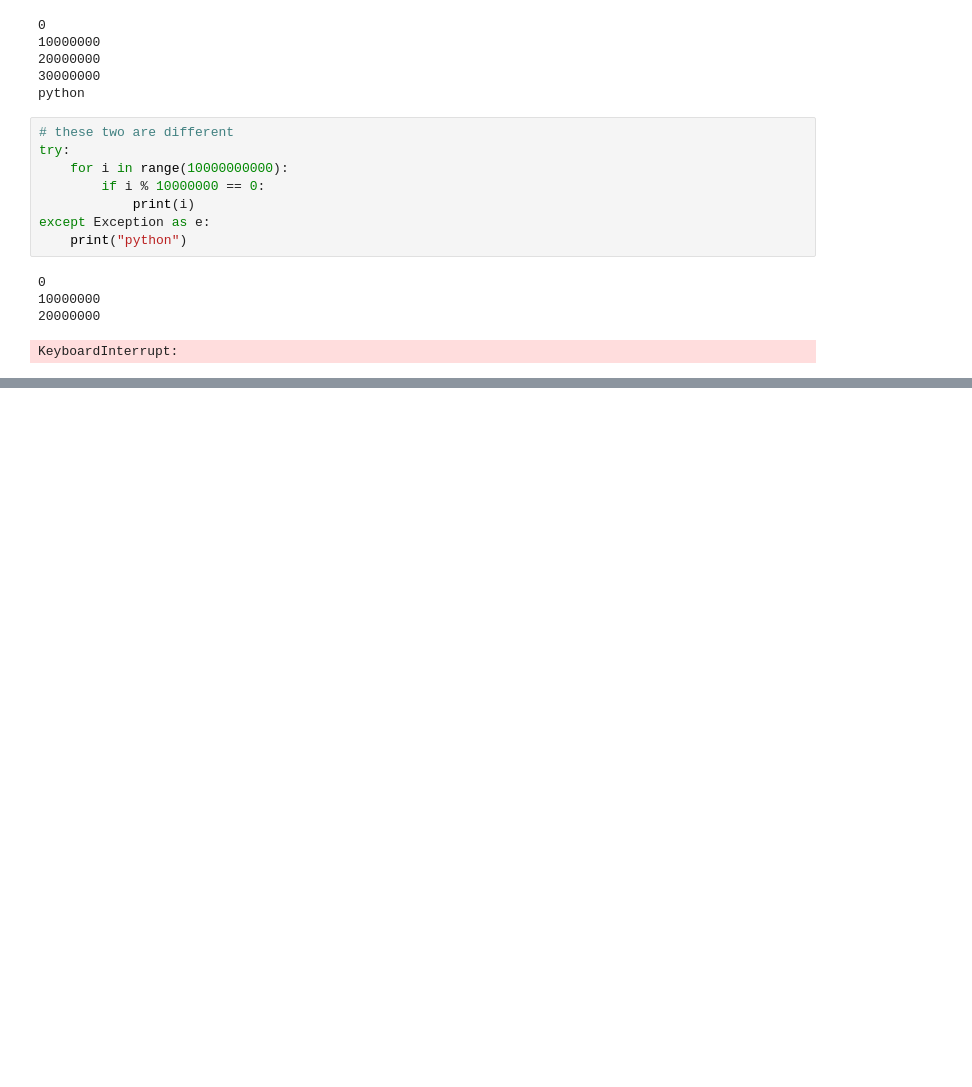
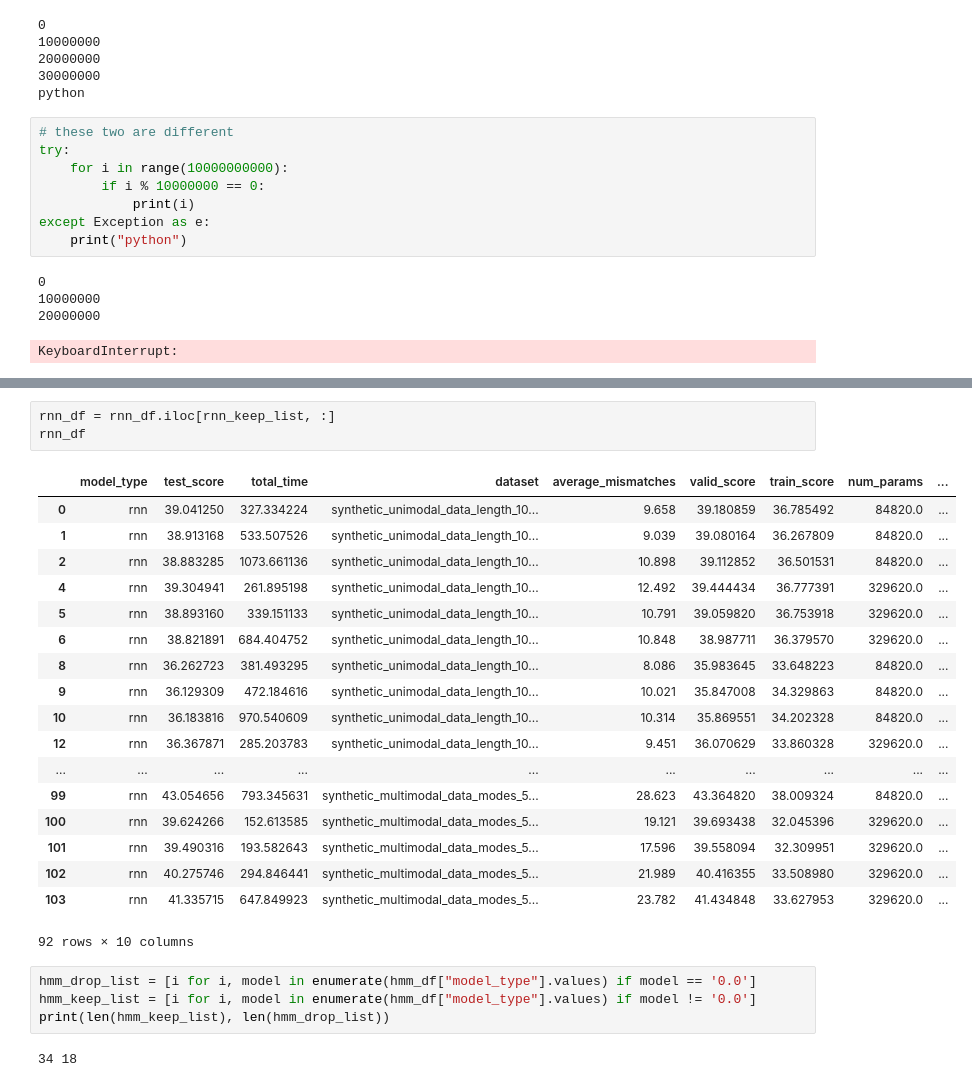
Before and after one commit to j316chuck/generative-model-experiments, a Jupyter notebook: random_experiments.ipynb, the cells around one changed output, grey strips where cells are left out. Drawn from its saved outputs; the diff is of its cells as text; blank space fills up the shorter version.

```diff
--- a/random_experiments.ipynb
+++ b/random_experiments.ipynb
@@ -781,0 +842,28 @@ KeyboardInterrupt:
+# %%
+rnn_df = rnn_df.iloc[rnn_keep_list, :]
+rnn_df
+# %% [output]
+|  | model_type | test_score | total_time | dataset | average_mismatches | valid_score | train_score | num_params | ... |
+| 0 | rnn | 39.041250 | 327.334224 | synthetic_unimodal_data_length_10... | 9.658 | 39.180859 | 36.785492 | 84820.0 | ... |
+| 1 | rnn | 38.913168 | 533.507526 | synthetic_unimodal_data_length_10... | 9.039 | 39.080164 | 36.267809 | 84820.0 | ... |
+| 2 | rnn | 38.883285 | 1073.661136 | synthetic_unimodal_data_length_10... | 10.898 | 39.112852 | 36.501531 | 84820.0 | ... |
+| 4 | rnn | 39.304941 | 261.895198 | synthetic_unimodal_data_length_10... | 12.492 | 39.444434 | 36.777391 | 329620.0 | ... |
+| 5 | rnn | 38.893160 | 339.151133 | synthetic_unimodal_data_length_10... | 10.791 | 39.059820 | 36.753918 | 329620.0 | ... |
+| 6 | rnn | 38.821891 | 684.404752 | synthetic_unimodal_data_length_10... | 10.848 | 38.987711 | 36.379570 | 329620.0 | ... |
+| 8 | rnn | 36.262723 | 381.493295 | synthetic_unimodal_data_length_10... | 8.086 | 35.983645 | 33.648223 | 84820.0 | ... |
+| 9 | rnn | 36.129309 | 472.184616 | synthetic_unimodal_data_length_10... | 10.021 | 35.847008 | 34.329863 | 84820.0 | ... |
+| 10 | rnn | 36.183816 | 970.540609 | synthetic_unimodal_data_length_10... | 10.314 | 35.869551 | 34.202328 | 84820.0 | ... |
+| 12 | rnn | 36.367871 | 285.203783 | synthetic_unimodal_data_length_10... | 9.451 | 36.070629 | 33.860328 | 329620.0 | ... |
+| ... | ... | ... | ... | ... | ... | ... | ... | ... | ... |
+| 99 | rnn | 43.054656 | 793.345631 | synthetic_multimodal_data_modes_5... | 28.623 | 43.364820 | 38.009324 | 84820.0 | ... |
+| 100 | rnn | 39.624266 | 152.613585 | synthetic_multimodal_data_modes_5... | 19.121 | 39.693438 | 32.045396 | 329620.0 | ... |
+| 101 | rnn | 39.490316 | 193.582643 | synthetic_multimodal_data_modes_5... | 17.596 | 39.558094 | 32.309951 | 329620.0 | ... |
+| 102 | rnn | 40.275746 | 294.846441 | synthetic_multimodal_data_modes_5... | 21.989 | 40.416355 | 33.508980 | 329620.0 | ... |
+| 103 | rnn | 41.335715 | 647.849923 | synthetic_multimodal_data_modes_5... | 23.782 | 41.434848 | 33.627953 | 329620.0 | ... |
+92 rows × 10 columns
+# %%
+hmm_drop_list = [i for i, model in enumerate(hmm_df["model_type"].values) if model == '0.0']
+hmm_keep_list = [i for i, model in enumerate(hmm_df["model_type"].values) if model != '0.0']
+print(len(hmm_keep_list), len(hmm_drop_list))
+# %% [output]
+34 18
```
Also changed, not shown: parts of 15 cells of this notebook, 20 other files.
